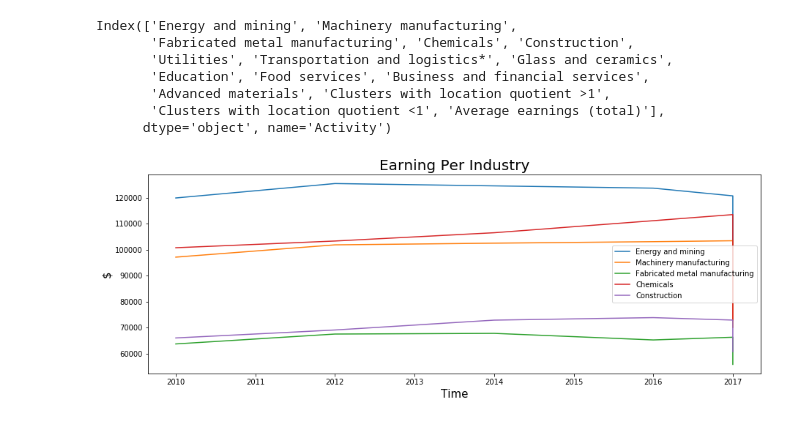
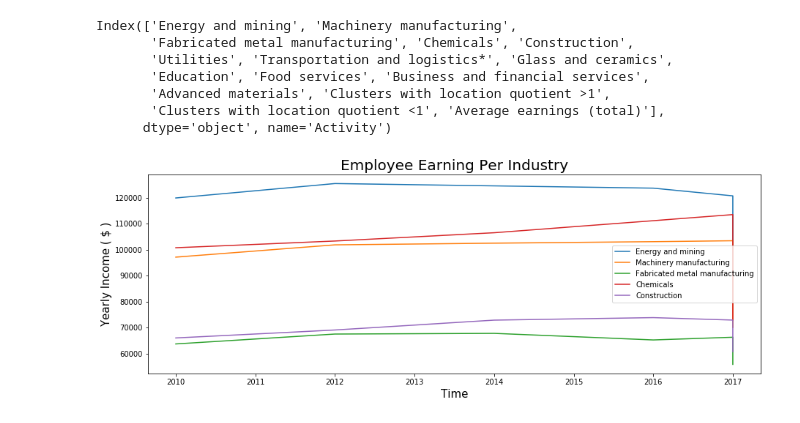
Before and after one commit to savorgnan5/Project_1, a Jupyter notebook: Fabio_P.ipynb, the cells around one changed output. Saved outputs shown, nothing was run; the diff lists cells and outputs as text; code cells hidden in the pictures.

```diff
--- a/Fabio_P.ipynb
+++ b/Fabio_P.ipynb
@@ -449,12 +450,12 @@ Index(['Energy and mining', 'Machinery manufacturing',
 # %%
 for columns in Houston.columns[:5]:
     plt.plot([2010, 2012, 2014, 2016, 2017,2017], Houston[columns], label=columns)
     plt.legend(loc=5)
-    plt.title("Earning Per Industry",fontsize=20)
+    plt.title("Employee Earning Per Industry",fontsize=20)
     plt.xlabel("Time",fontsize=15)
-    plt.ylabel("$",fontsize=15)
+    plt.ylabel("Yearly Income ( $ )",fontsize=15)
     plt.savefig("Earning per Industry.png")
 
 plt.show()
 # %% [output]
-[figure, old version]
+[figure, new version]
```
Also changed, not shown: parts of 6 cells of this notebook, 7 other files.
